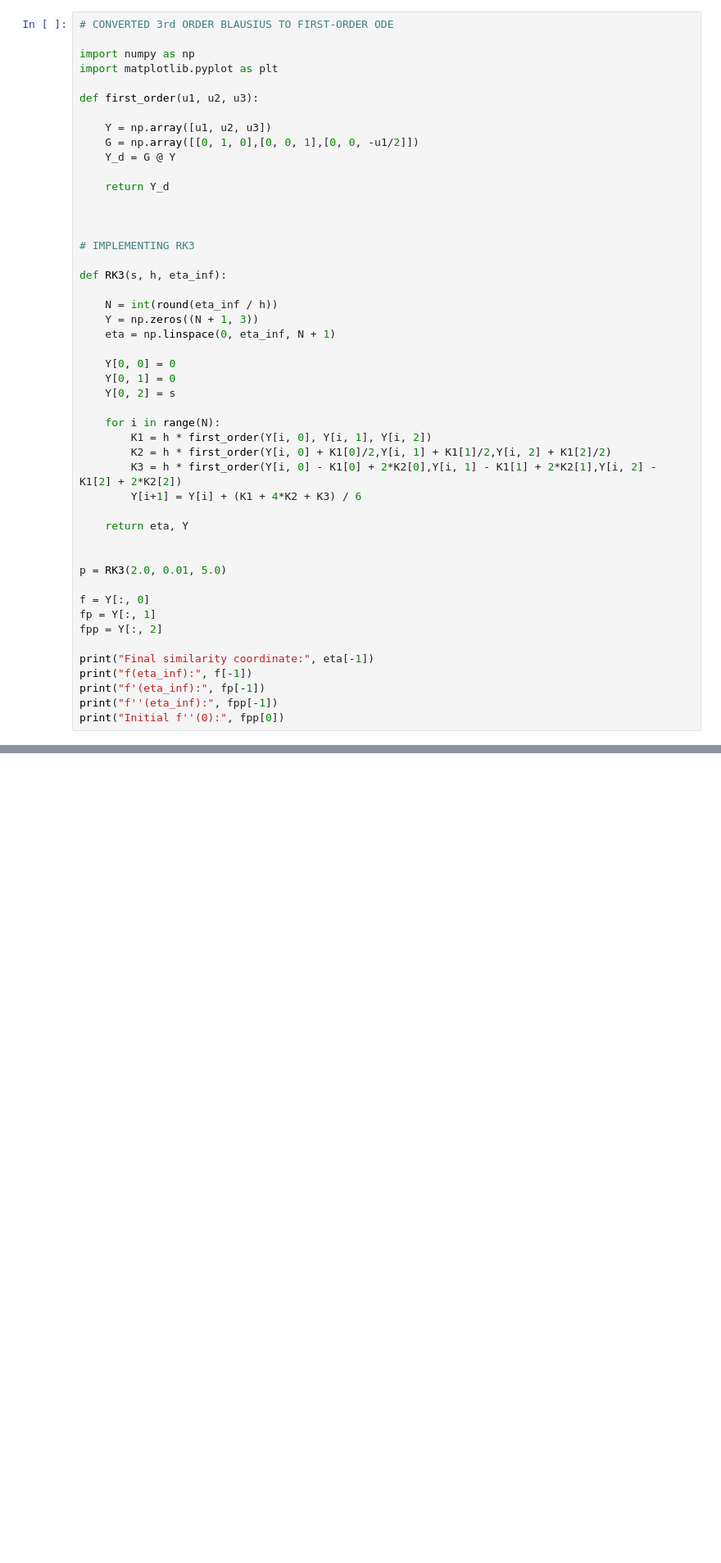
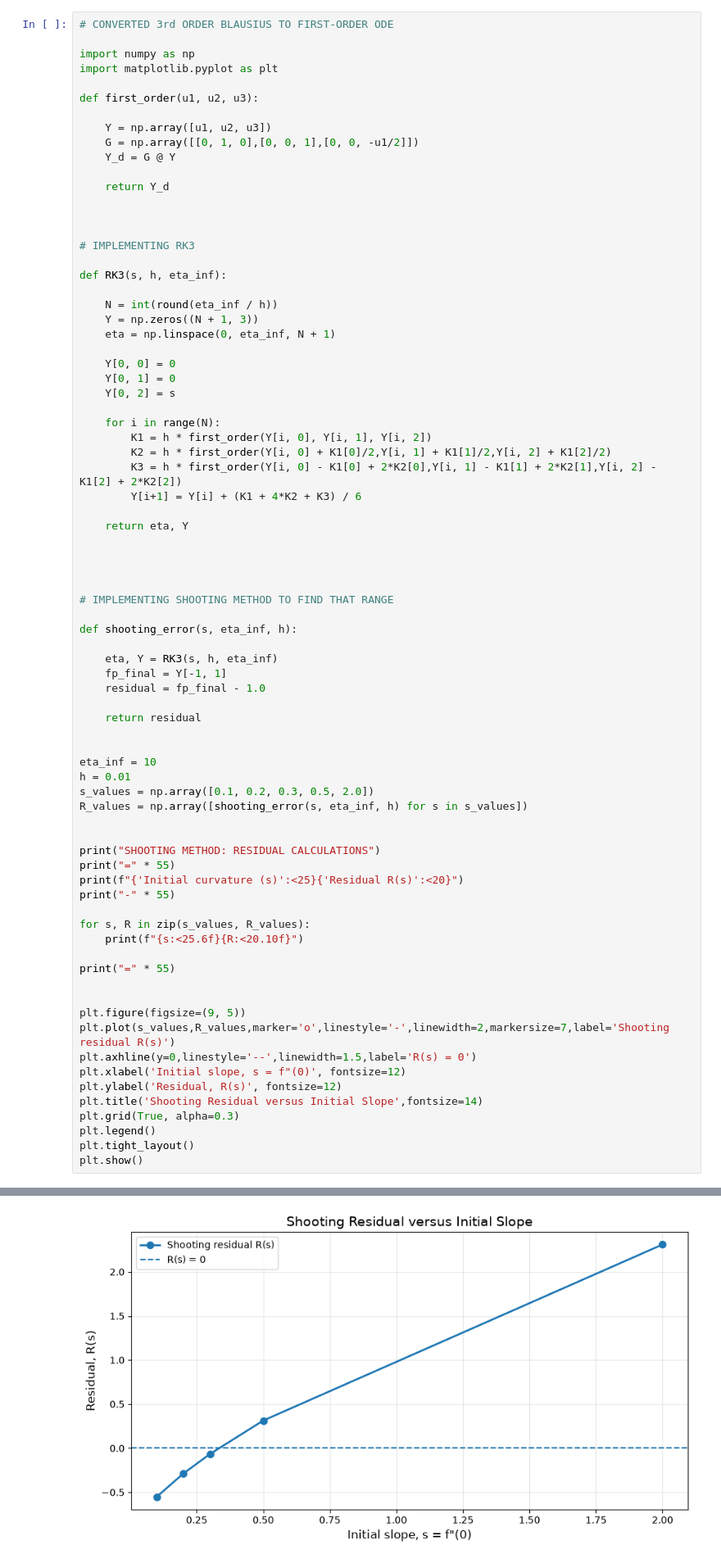
Before and after one commit to ashishbhole/AE801_2026, a Jupyter notebook: numode_bvp/ANBUCHERAN(sc26m005)_BVP.ipynb, the cells around one changed output, grey strips where cells are left out. Shown at 82% size. Drawn from its saved outputs; the diff is of its cells as text; blank space fills up the shorter version.

Commit message:
Implemented shooting method

```diff
--- a/numode_bvp/ANBUCHERAN(sc26m005)_BVP.ipynb
+++ b/numode_bvp/ANBUCHERAN(sc26m005)_BVP.ipynb
@@ -35,15 +35,44 @@ def RK3(s, h, eta_inf):
     return eta, Y
 
 
-p = RK3(2.0, 0.01, 5.0)
 
-f = Y[:, 0]
-fp = Y[:, 1]
-fpp = Y[:, 2]
 
-print("Final similarity coordinate:", eta[-1])
-print("f(eta_inf):", f[-1])
-print("f'(eta_inf):", fp[-1])
-print("f''(eta_inf):", fpp[-1])
-print("Initial f''(0):", fpp[0])
+# IMPLEMENTING SHOOTING METHOD TO FIND THAT RANGE
+
+def shooting_error(s, eta_inf, h):
+
+    eta, Y = RK3(s, h, eta_inf)
+    fp_final = Y[-1, 1]
+    residual = fp_final - 1.0
+
+    return residual
+
+
+eta_inf = 10
+h = 0.01
+s_values = np.array([0.1, 0.2, 0.3, 0.5, 2.0])
+R_values = np.array([shooting_error(s, eta_inf, h) for s in s_values])
+
+
+print("SHOOTING METHOD: RESIDUAL CALCULATIONS")
+print("=" * 55)
+print(f"{'Initial curvature (s)':<25}{'Residual R(s)':<20}")
+print("-" * 55)
+
+for s, R in zip(s_values, R_values):
+    print(f"{s:<25.6f}{R:<20.10f}")
+
+print("=" * 55)
+
+
+plt.figure(figsize=(9, 5))
+plt.plot(s_values,R_values,marker='o',linestyle='-',linewidth=2,markersize=7,label='Shooting residual R(s)')
+plt.axhline(y=0,linestyle='--',linewidth=1.5,label='R(s) = 0')
+plt.xlabel('Initial slope, s = f"(0)', fontsize=12)
+plt.ylabel('Residual, R(s)', fontsize=12)
+plt.title('Shooting Residual versus Initial Slope',fontsize=14)
+plt.grid(True, alpha=0.3)
+plt.legend()
+plt.tight_layout()
+plt.show()
 # %% [output]
@@ -54,0 +89 @@ Initial f''(0): 2.0
+[figure, added]
```
Also changed, not shown: parts of 2 cells of this notebook.
